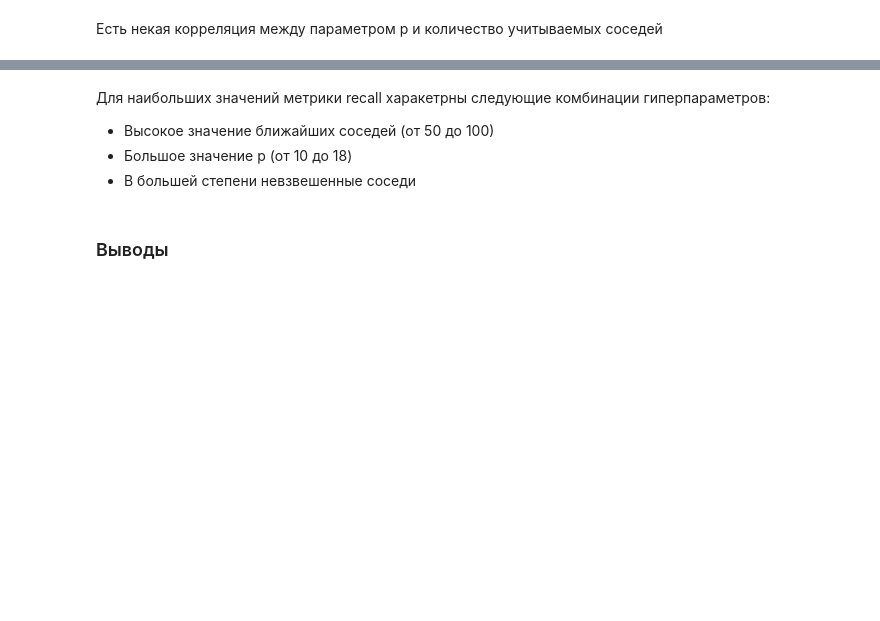
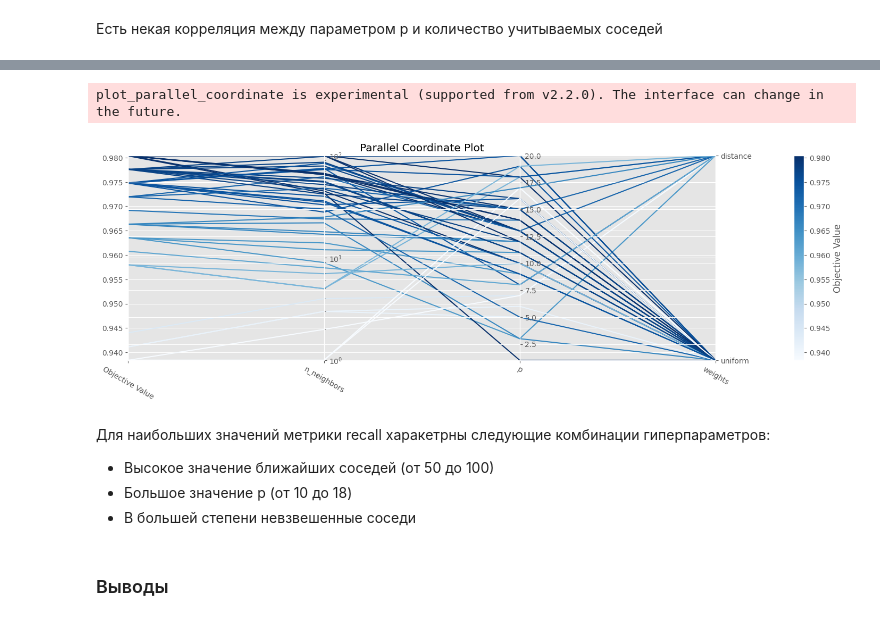
Before and after one commit to dmprokhorov/AI, a Jupyter notebook: lab3.ipynb, the cells around one changed output, grey strips where cells are left out. Saved outputs shown, nothing was run; the diff lists cells and outputs as text; code cells hidden in the pictures; blank space fills up the shorter version.

```diff
--- a/lab3.ipynb
+++ b/lab3.ipynb
@@ -238,5 +240,7 @@ results
 ### Визуализация
 # %% [markdown]
 Для примера визуалиризуем некоторые статистики у оптимизации без прунера и сэмплера
+# %%
+plt.rcParams['figure.figsize'] = [15, 6]
 # %%
 plot_slice(search.study)
@@ -272,3 +282,10 @@ plot_parallel_coordinate(search.study)
+# %%
+plt.rcParams['figure.figsize'] = [19, 5]
+plot_parallel_coordinate(search.study)
+plt.show()
+# %% [output]
+plot_parallel_coordinate is experimental (supported from v2.2.0). The interface can change in the future.
+[figure, added]
 # %% [markdown]
 Для наибольших значений метрики recall харакетрны следующие комбинации гиперпараметров:
 - Высокое значение ближайших соседей (от 50 до 100)
```
Also changed, not shown: parts of 8 cells of this notebook.
